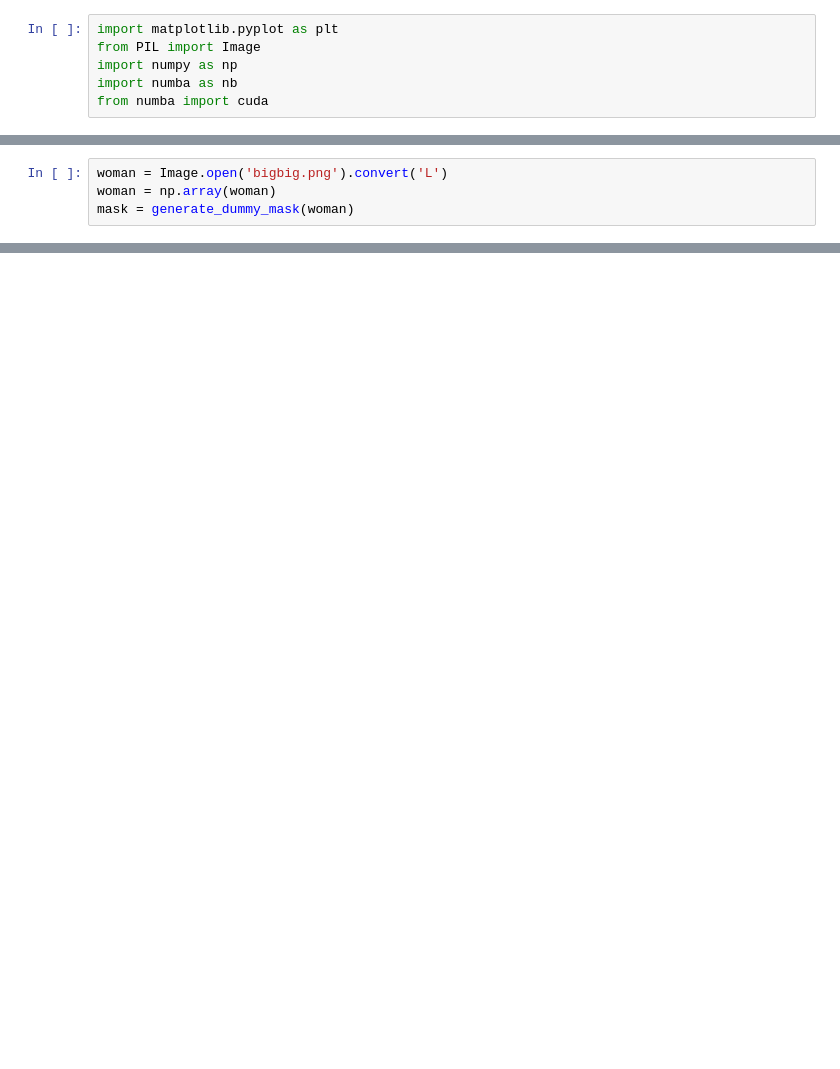
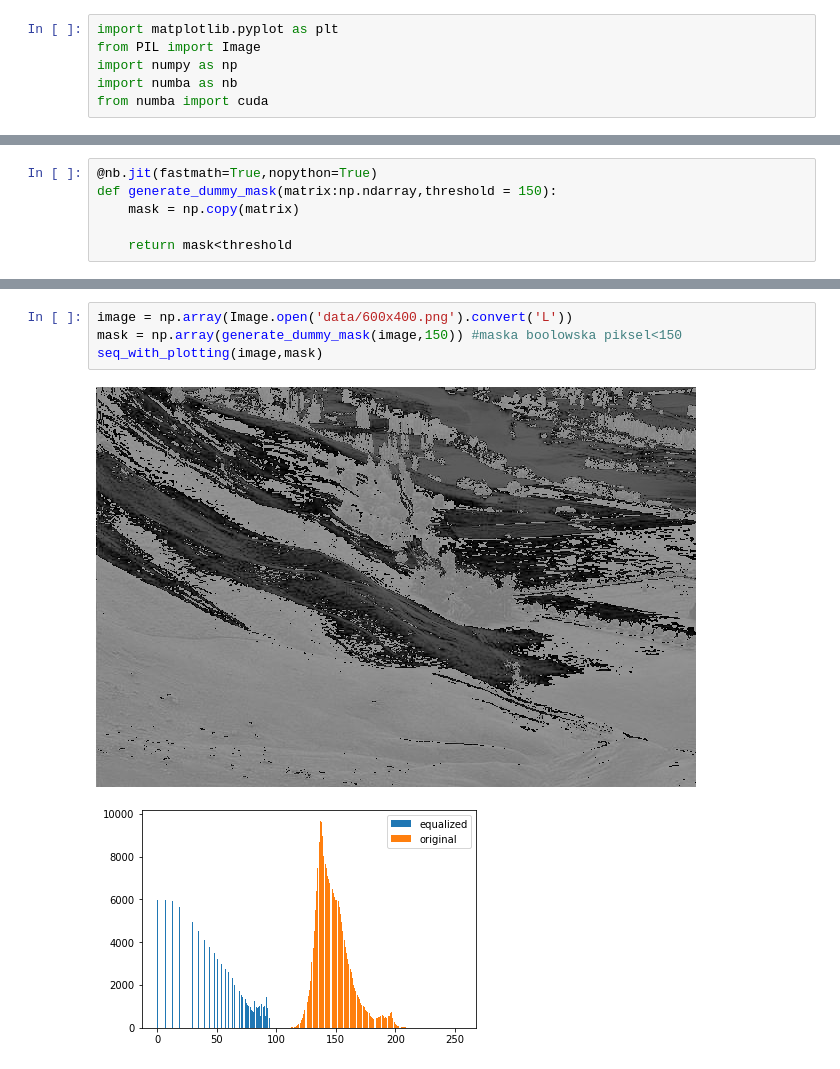
Before and after one commit to MichalKwarta/TSP-parallel-SA, a Jupyter notebook: Hist_equalization/main.ipynb, the cells around one changed output, grey strips where cells are left out. Cells and saved outputs as stored; diff of their text form; blank space fills up the shorter version.

```diff
--- a/Hist_equalization/main.ipynb
+++ b/Hist_equalization/main.ipynb
@@ -129,4 +64,0 @@ def cuda_mask_kernel(mask,threshold_d):
-# %%
-woman = Image.open('bigbig.png').convert('L')
-woman = np.array(woman)
-mask = generate_dummy_mask(woman)
@@ -134,0 +65,6 @@ KeyboardInterrupt
+# %%
+@nb.jit(fastmath=True,nopython=True)
+def generate_dummy_mask(matrix:np.ndarray,threshold = 150):
+    mask = np.copy(matrix)
+
+    return mask<threshold
@@ -134,0 +151,7 @@ KeyboardInterrupt
+# %%
+image = np.array(Image.open('data/600x400.png').convert('L'))
+mask = np.array(generate_dummy_mask(image,150)) #maska boolowska piksel<150
+seq_with_plotting(image,mask)
+# %% [output]
+[figure, added]
+[figure, added]
```
Also changed, not shown: parts of 25 cells of this notebook, 12 other files.
